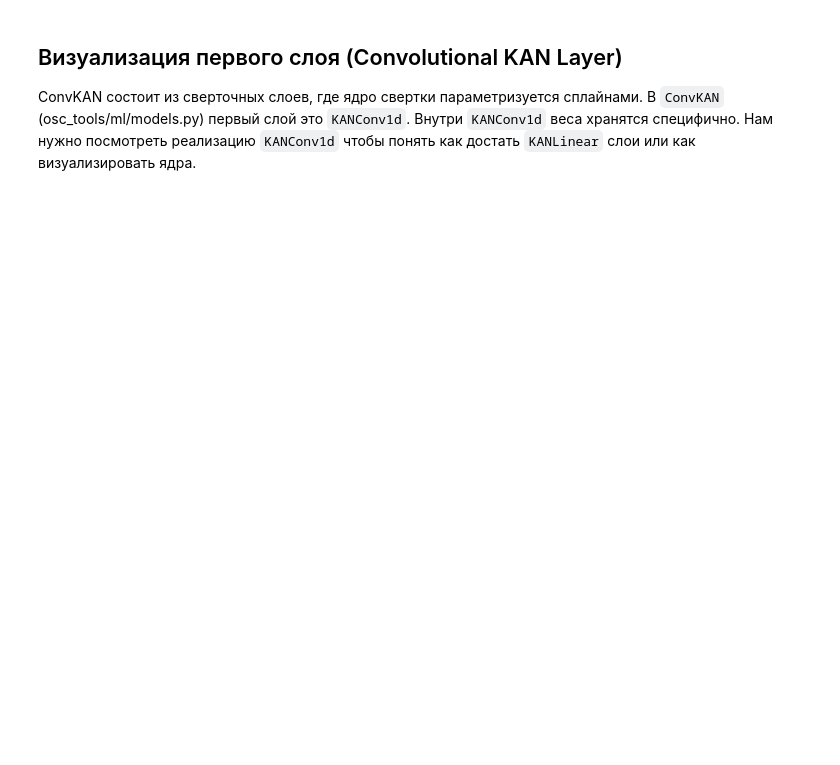
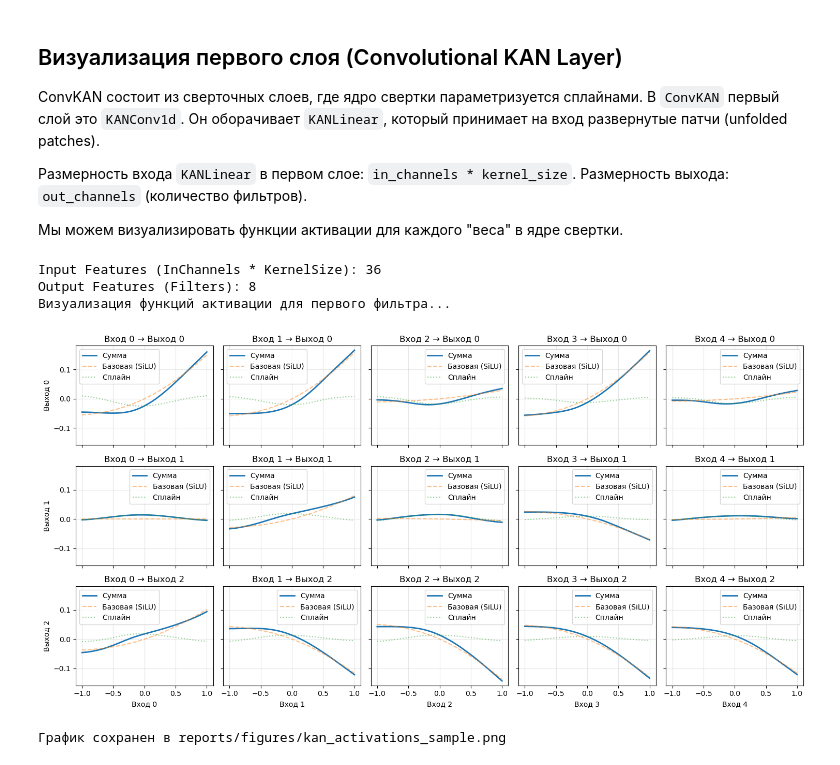
Before and after one commit to eae-rus/Scientific_research_osc_ML, a Jupyter notebook: notebooks/020_kan_interpretability.ipynb, the cells around one changed output. Cells and saved outputs as stored; diff of their text form; code cells hidden in the pictures; blank space fills up the shorter version.

Commit message:
Фаза 2 шаг 1.12 Интерпретируемость и функц. активации
...

```diff
--- a/notebooks/020_kan_interpretability.ipynb
+++ b/notebooks/020_kan_interpretability.ipynb
@@ -44,5 +46,9 @@ model_silu = load_model("SiLU")
 ## Визуализация первого слоя (Convolutional KAN Layer)
 
 ConvKAN состоит из сверточных слоев, где ядро свертки параметризуется сплайнами.
-В `ConvKAN` (osc_tools/ml/models.py) первый слой это `KANConv1d`.
-Внутри `KANConv1d` веса хранятся специфично. Нам нужно посмотреть реализацию `KANConv1d` чтобы понять как достать `KANLinear` слои или как визуализировать ядра.
+В `ConvKAN` первый слой это `KANConv1d`. Он оборачивает `KANLinear`, который принимает на вход развернутые патчи (unfolded patches).
+
+Размерность входа `KANLinear` в первом слое: `in_channels * kernel_size`.
+Размерность выхода: `out_channels` (количество фильтров).
+
+Мы можем визуализировать функции активации для каждого "веса" в ядре свертки.
@@ -52,0 +55,25 @@ if model_silu:
+# %%
+if model_silu:
+    # Получаем первый слой KANConv1d
+    conv_layer = model_silu.features[0]
+    # Получаем внутренний KANLinear
+    kan_linear = conv_layer.kan_layer
+
+    print(f"Input Features (InChannels * KernelSize): {kan_linear.in_features}")
+    print(f"Output Features (Filters): {kan_linear.out_features}")
+
+    # Визуализируем функции активации для первого фильтра (Output 0)
+    # и первых 5 входов (соответствуют первым 5 каналам/позициям ядра)
+    print("Визуализация функций активации для первого фильтра...")
+    plot_kan_layer_grid(kan_linear, max_inputs=5, max_outputs=3)
+
+    # Сохраним график
+    plt.savefig(EXPERIMENTS_DIR.parent.parent / 'reports' / 'figures' / 'kan_activations_sample.png')
+    plt.close()
+    print("График сохранен в reports/figures/kan_activations_sample.png")
+# %% [output]
+Input Features (InChannels * KernelSize): 36
+Output Features (Filters): 8
+Визуализация функций активации для первого фильтра...
+[figure, added]
+График сохранен в reports/figures/kan_activations_sample.png
```
Also changed, not shown: parts of 4 cells of this notebook, 1 other file.
